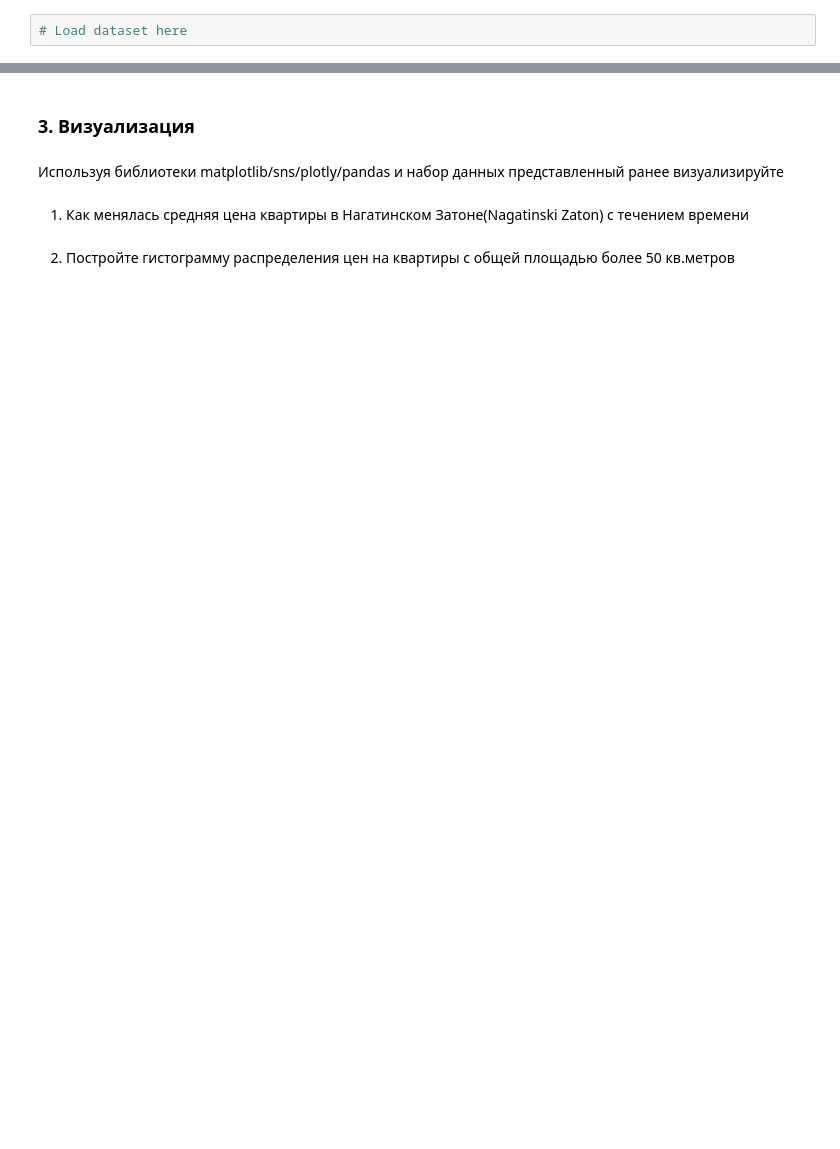
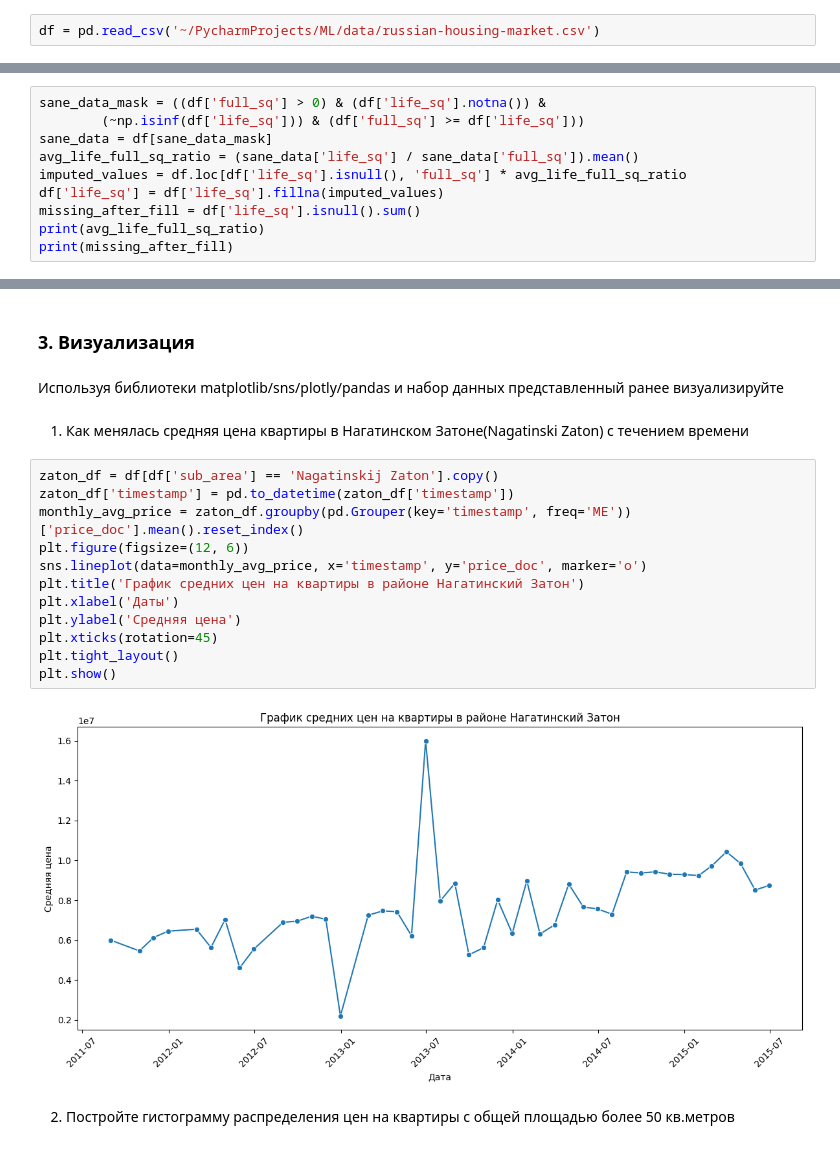
Before and after one commit to AlekseiZavorotnyi/ML, a Jupyter notebook: Lab1-4.ipynb, the cells around one changed output, grey strips where cells are left out. Drawn from its saved outputs; the diff is of its cells as text; blank space fills up the shorter version.

```diff
--- a/Lab1-4.ipynb
+++ b/Lab1-4.ipynb
@@ -69,4 +169,4 @@ import pandas as pd
 # %%
-# Load dataset here
+df = pd.read_csv('~/PycharmProjects/ML/data/russian-housing-market.csv')
 # %% [markdown]
 1. Посчитайте количество записей в датасете с отсутствующей информацией о жилой площади жилого помещения
@@ -73,2 +178,12 @@ import pandas as pd
 # %% [markdown]
 2. Предложите способ заменить отсутствующие значения из пункта 1 и реализуйте его. Способ нужно аргументировать(сказать почему это достаточно хорошее приближение)
+# %%
+sane_data_mask = ((df['full_sq'] > 0) & (df['life_sq'].notna()) &
+        (~np.isinf(df['life_sq'])) & (df['full_sq'] >= df['life_sq']))
+sane_data = df[sane_data_mask]
+avg_life_full_sq_ratio = (sane_data['life_sq'] / sane_data['full_sq']).mean()
+imputed_values = df.loc[df['life_sq'].isnull(), 'full_sq'] * avg_life_full_sq_ratio
+df['life_sq'] = df['life_sq'].fillna(imputed_values)
+missing_after_fill = df['life_sq'].isnull().sum()
+print(avg_life_full_sq_ratio)
+print(missing_after_fill)
@@ -94,5 +282,19 @@ import pandas as pd
 Используя библиотеки matplotlib/sns/plotly/pandas и набор данных представленный ранее визуализируйте
 # %% [markdown]
 1. Как менялась средняя цена квартиры в Нагатинском Затоне(Nagatinski Zaton) с течением времени
+# %%
+zaton_df = df[df['sub_area'] == 'Nagatinskij Zaton'].copy()
+zaton_df['timestamp'] = pd.to_datetime(zaton_df['timestamp'])
+monthly_avg_price = zaton_df.groupby(pd.Grouper(key='timestamp', freq='ME'))['price_doc'].mean().reset_index()
+plt.figure(figsize=(12, 6))
+sns.lineplot(data=monthly_avg_price, x='timestamp', y='price_doc', marker='o')
+plt.title('График средних цен на квартиры в районе Нагатинский Затон')
+plt.xlabel('Даты')
+plt.ylabel('Средняя цена')
+plt.xticks(rotation=45)
+plt.tight_layout()
+plt.show()
+# %% [output]
+[figure, added]
 # %% [markdown]
 2. Постройте гистограмму распределения цен на квартиры с общей площадью более 50 кв.метров
```
Also changed, not shown: parts of 28 cells of this notebook.
